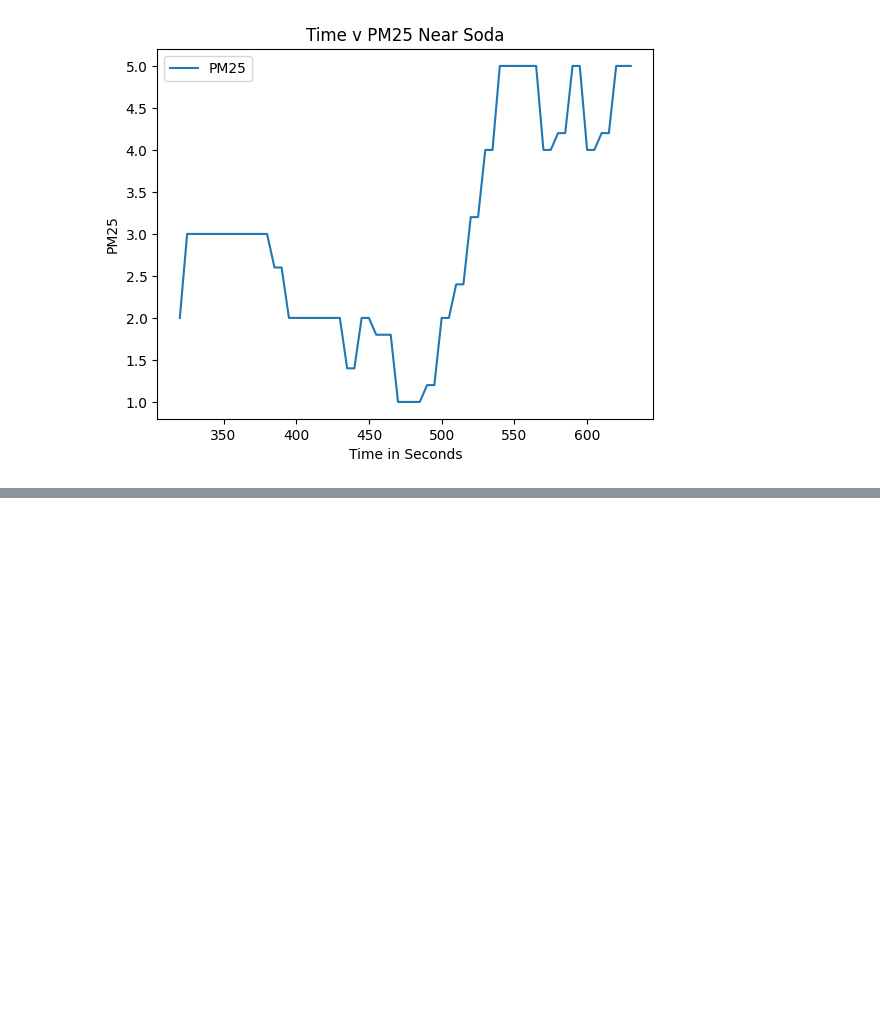
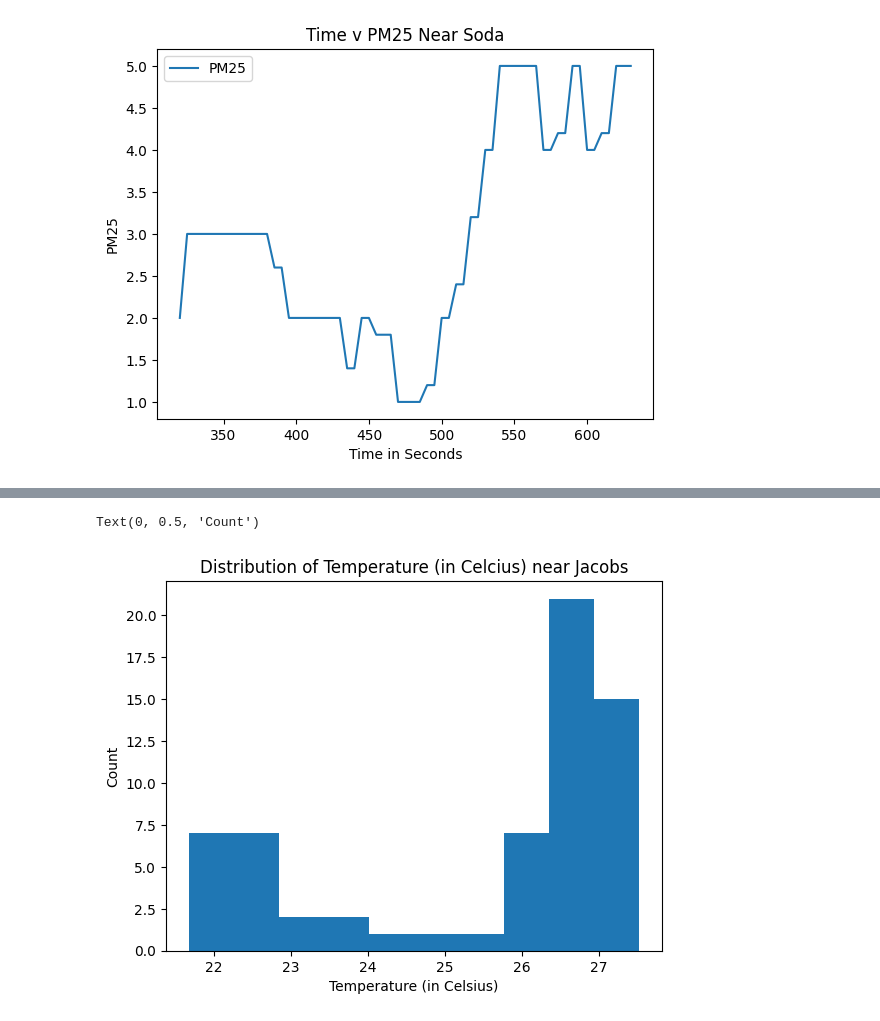
Before and after one commit to Gish-Sky/E11_LabWork, a Jupyter notebook: hw10.ipynb, the cells around one changed output, grey strips where cells are left out. Cells and saved outputs as stored; diff of their text form; code cells hidden in the pictures; blank space fills up the shorter version.

```diff
--- a/hw10.ipynb
+++ b/hw10.ipynb
@@ -131,0 +140,8 @@ Text(0, 0.5, 'PM25')
+# %%
+plt.hist(pt1['Temperature'])
+plt.title("Distribution of Temperature (in Celcius) near Jacobs")
+plt.xlabel("Temperature (in Celsius)")
+plt.ylabel("Count")
+# %% [output]
+Text(0, 0.5, 'Count')
+[figure, added]
```
Also changed, not shown: parts of 12 cells of this notebook.
